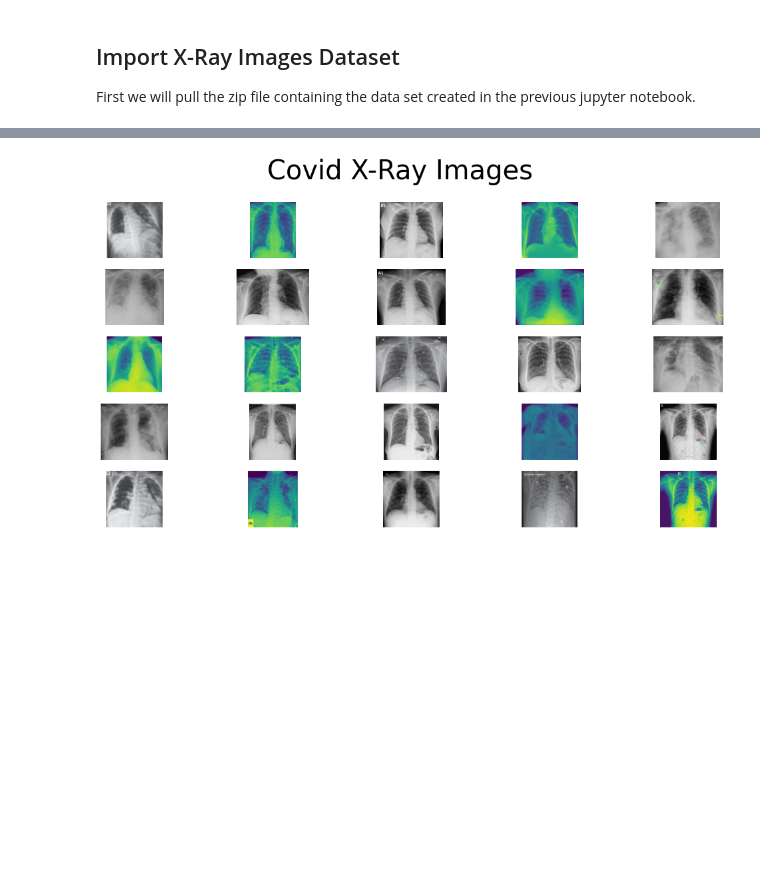
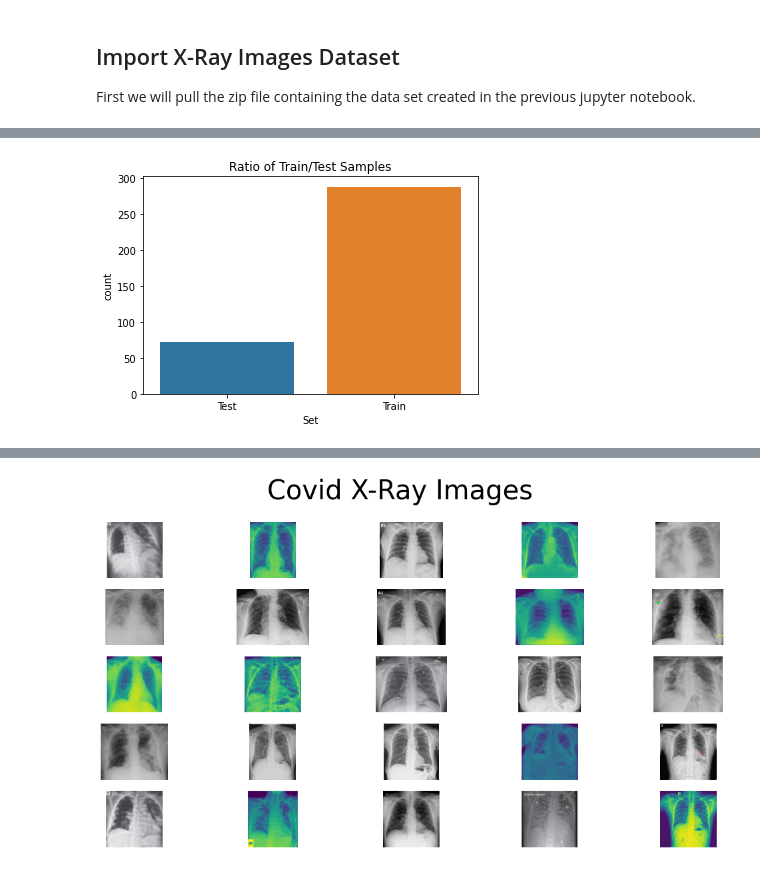
Before and after one commit to vijay-ss/Covid19-Xray-Detection, a Jupyter notebook: Covid19_Xray_Detection.ipynb, the cells around one changed output, grey strips where cells are left out. Drawn from its saved outputs; the diff is of its cells as text; code cells hidden in the pictures; blank space fills up the shorter version.

```diff
--- a/Covid19_Xray_Detection.ipynb
+++ b/Covid19_Xray_Detection.ipynb
@@ -96 +137,7 @@ First we will pull the zip file containing the data set created in the previous
+# %%
+# visualize breakdown of train/test data samples using 80/20 split
+sns.countplot(data=df, x='Set')
+plt.title('Ratio of Train/Test Samples');
+# %% [output]
+[figure, added]
 # %% [markdown]
```
Also changed, not shown: parts of 9 cells of this notebook.
